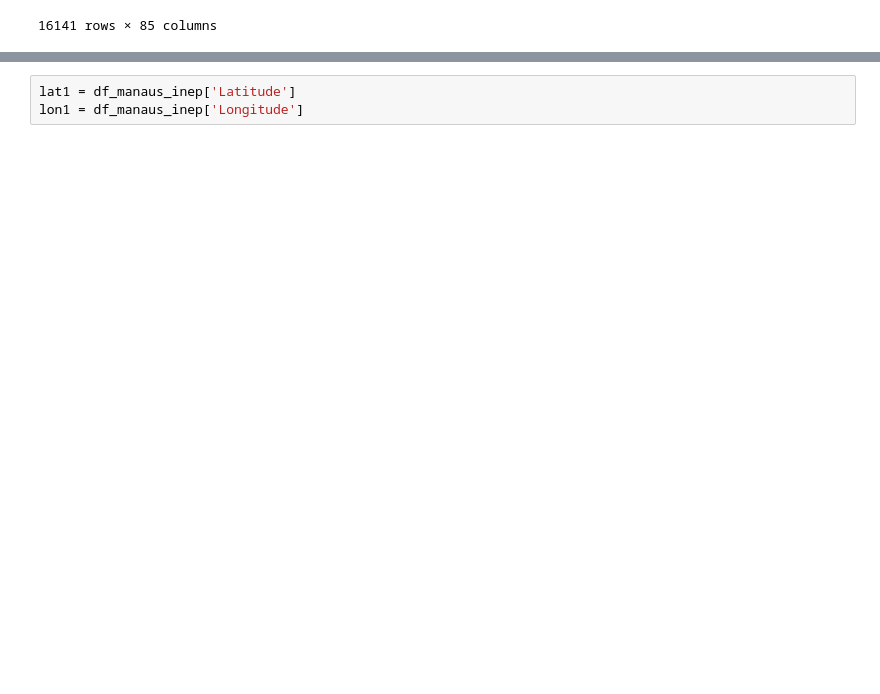
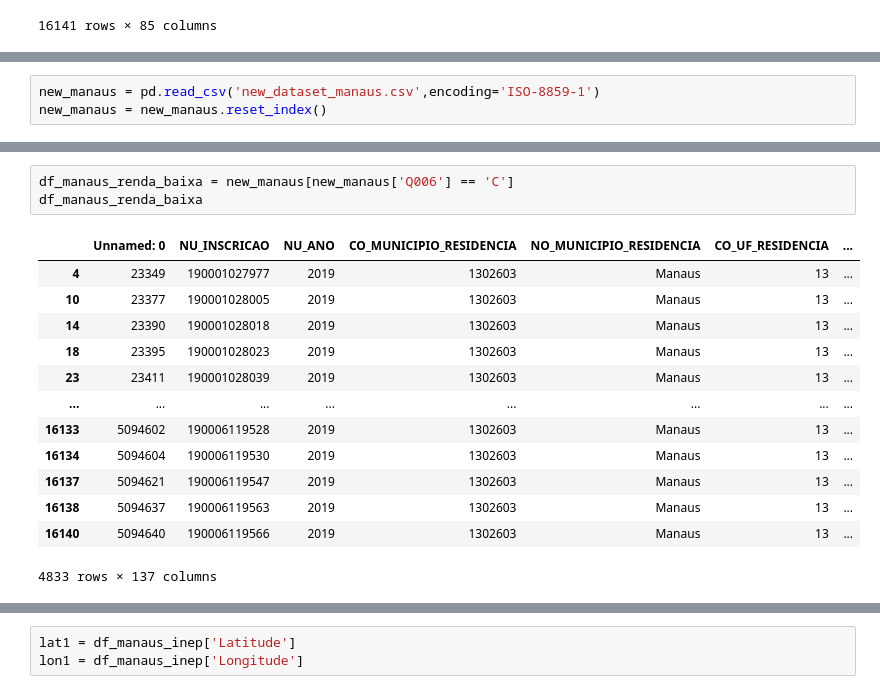
Before and after one commit to paulordie/aquis-preproc-explo-dados, a Jupyter notebook: projeto-enem-pcorrea.ipynb, the cells around one changed output, grey strips where cells are left out. Cells and saved outputs as stored; diff of their text form; blank space fills up the shorter version.

```diff
--- a/projeto-enem-pcorrea.ipynb
+++ b/projeto-enem-pcorrea.ipynb
@@ -348,0 +224,3 @@ df_escolas_manaus.head()
+# %%
+new_manaus = pd.read_csv('new_dataset_manaus.csv',encoding='ISO-8859-1')
+new_manaus = new_manaus.reset_index()
@@ -348,0 +235,17 @@ df_escolas_manaus.head()
+# %%
+df_manaus_renda_baixa = new_manaus[new_manaus['Q006'] == 'C']
+df_manaus_renda_baixa
+# %% [output]
+|  | Unnamed: 0 | NU_INSCRICAO | NU_ANO | CO_MUNICIPIO_RESIDENCIA | NO_MUNICIPIO_RESIDENCIA | CO_UF_RESIDENCIA | ... |
+| 4 | 23349 | 190001027977 | 2019 | 1302603 | Manaus | 13 | ... |
+| 10 | 23377 | 190001028005 | 2019 | 1302603 | Manaus | 13 | ... |
+| 14 | 23390 | 190001028018 | 2019 | 1302603 | Manaus | 13 | ... |
+| 18 | 23395 | 190001028023 | 2019 | 1302603 | Manaus | 13 | ... |
+| 23 | 23411 | 190001028039 | 2019 | 1302603 | Manaus | 13 | ... |
+| ... | ... | ... | ... | ... | ... | ... | ... |
+| 16133 | 5094602 | 190006119528 | 2019 | 1302603 | Manaus | 13 | ... |
+| 16134 | 5094604 | 190006119530 | 2019 | 1302603 | Manaus | 13 | ... |
+| 16137 | 5094621 | 190006119547 | 2019 | 1302603 | Manaus | 13 | ... |
+| 16138 | 5094637 | 190006119563 | 2019 | 1302603 | Manaus | 13 | ... |
+| 16140 | 5094640 | 190006119566 | 2019 | 1302603 | Manaus | 13 | ... |
+4833 rows × 137 columns
```
Also changed, not shown: parts of 20 cells of this notebook.
